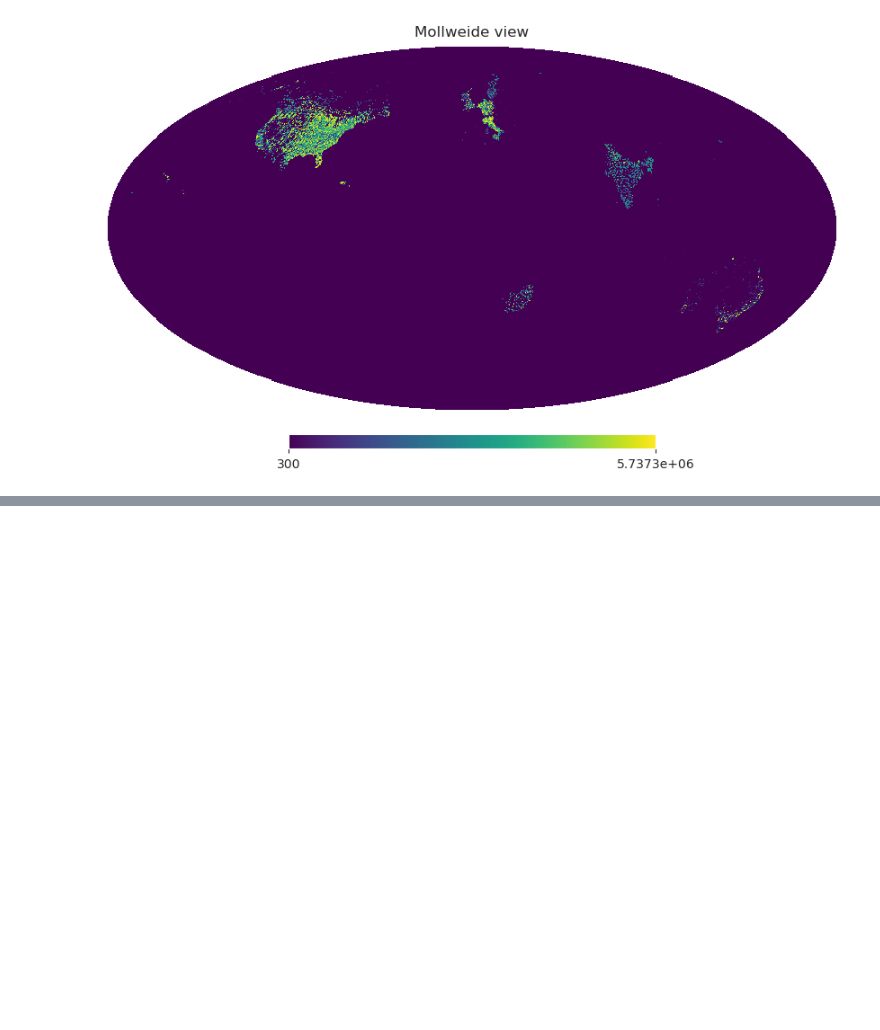
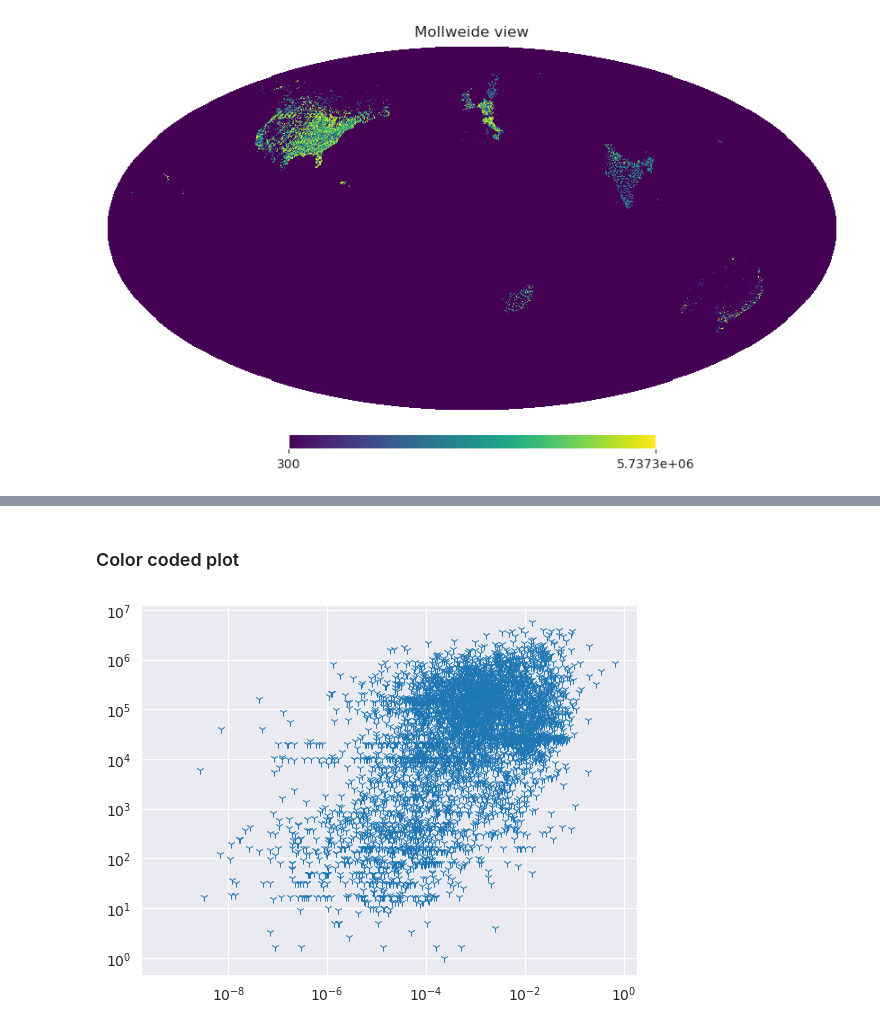
Before and after one commit to Bharatcs/rfi, a Jupyter notebook: Project/Stat_model_STARFIRE.ipynb, the cells around one changed output, grey strips where cells are left out. Drawn from its saved outputs; the diff is of its cells as text; code cells hidden in the pictures; blank space fills up the shorter version.

```diff
--- a/Project/Stat_model_STARFIRE.ipynb
+++ b/Project/Stat_model_STARFIRE.ipynb
@@ -196,0 +131,2 @@ plt.yscale('log')
+# %% [markdown]
+### Color coded plot
@@ -196,0 +155,8 @@ plt.yscale('log')
+# %%
+
+plt.scatter(x,Tx_pow_128,marker='1',linewidths=0.7)
+plt.xscale('log')
+plt.yscale('log')
+plt.show()
+# %% [output]
+[figure, added]
```
Also changed, not shown: parts of 19 cells of this notebook, 2 other files.
